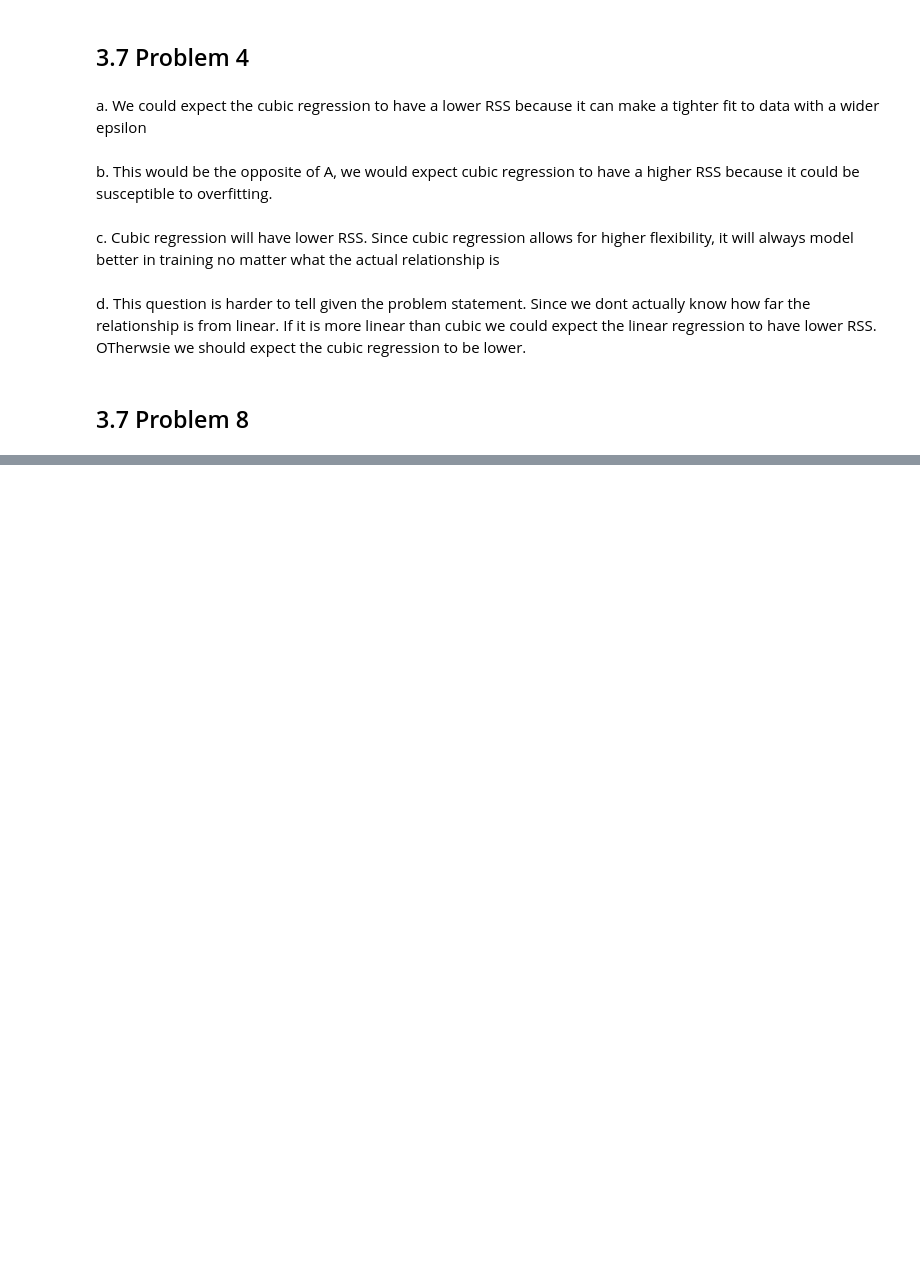
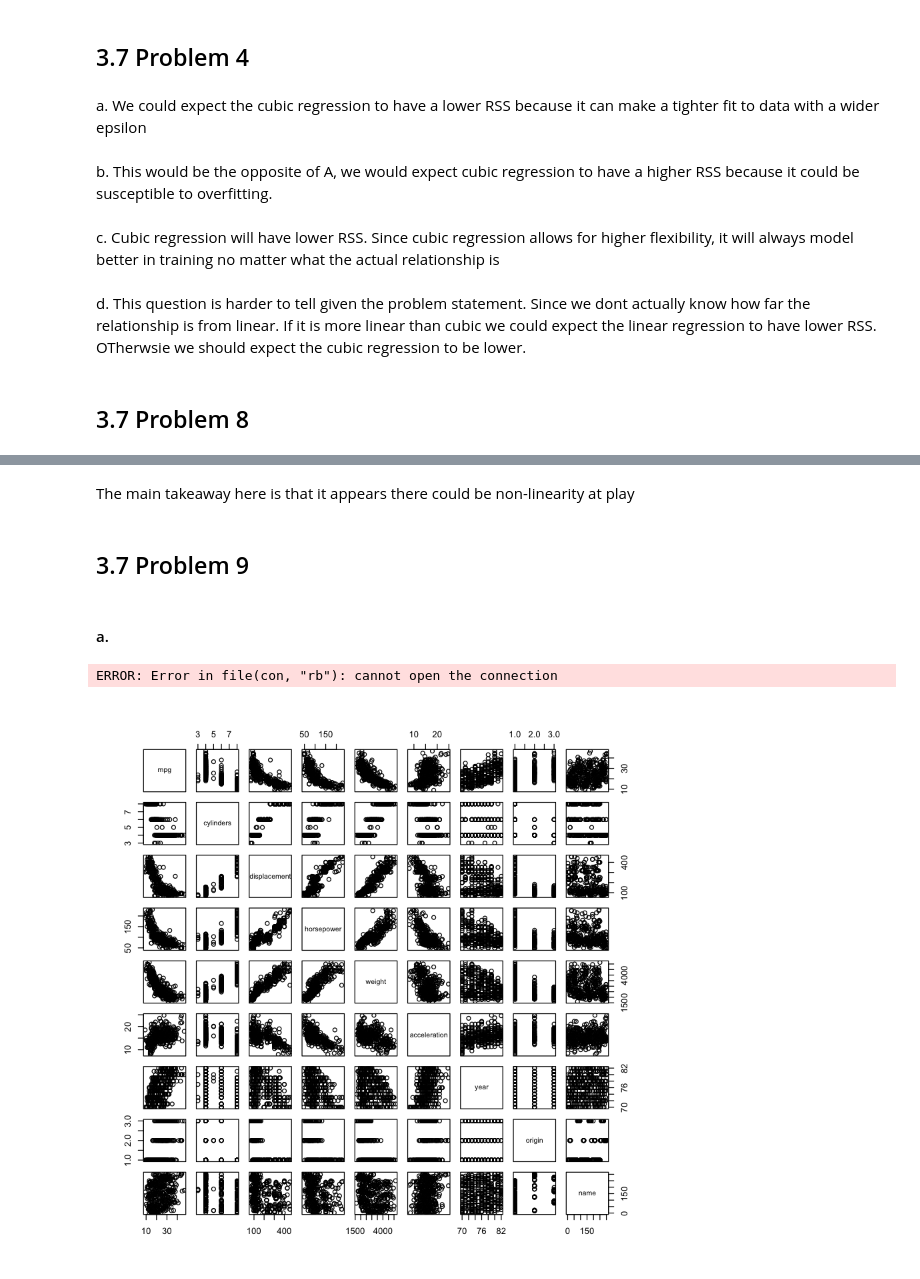
Before and after one commit to jbrambleDC/statistical-learning, a Jupyter notebook: Homework2.ipynb, the cells around one changed output, grey strips where cells are left out. Saved outputs shown, nothing was run; the diff lists cells and outputs as text; code cells hidden in the pictures; blank space fills up the shorter version.

```diff
--- a/Homework2.ipynb
+++ b/Homework2.ipynb
@@ -34,0 +155,11 @@ d. This question is harder to tell given the problem statement. Since we dont ac
+# %% [markdown]
+The main takeaway here is that it appears there could be non-linearity at play
+# %% [markdown]
+## 3.7 Problem 9
+# %% [markdown]
+#### a.
+# %%
+pairs(Auto)
+# %% [output]
+ERROR: Error in file(con, "rb"): cannot open the connection
+[figure, added]
```
Also changed, not shown: parts of 16 cells of this notebook.
